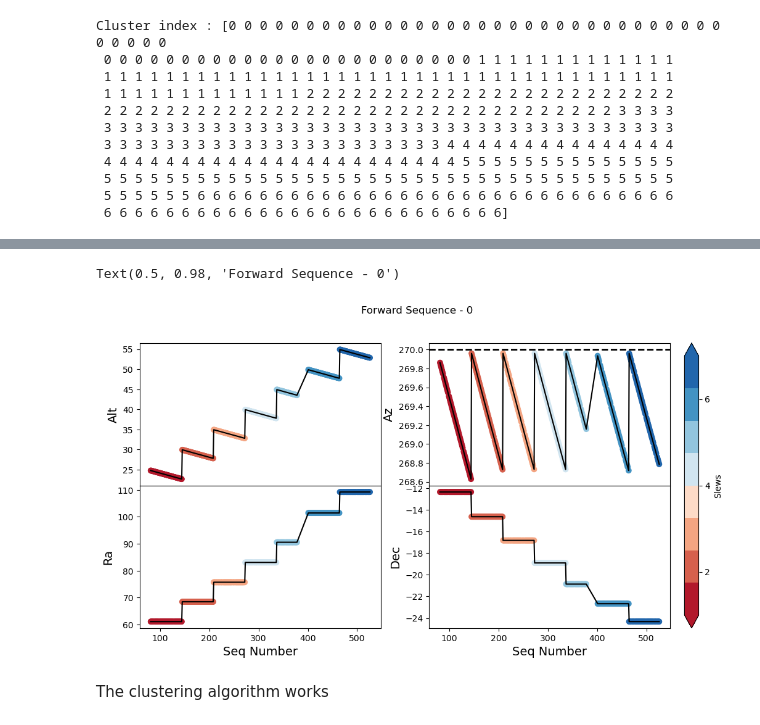
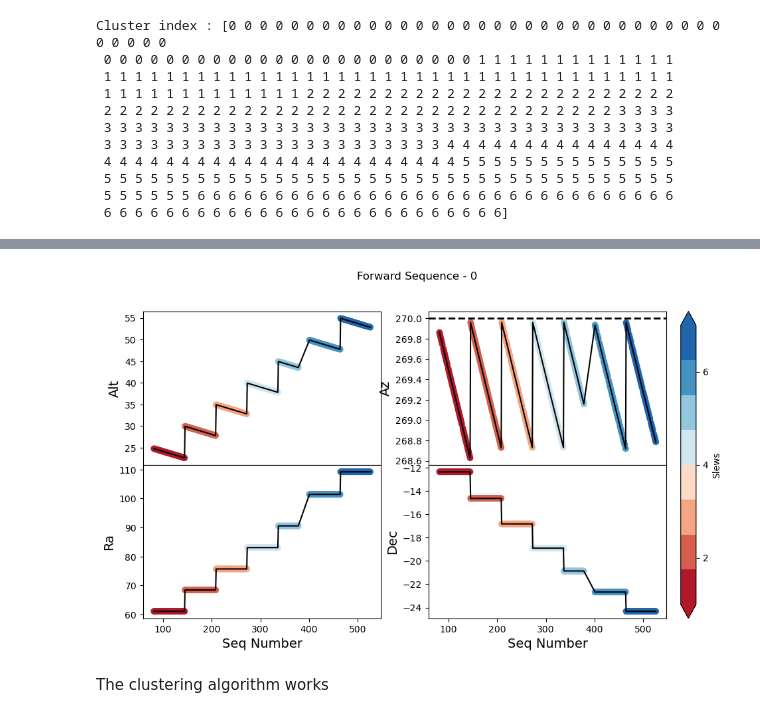
Before and after one commit to estevesjh/ComScratchStuff, a Jupyter notebook: starTracker/slewSettleTests/Mar15_2023_Serpent_Walk.ipynb, the cells around one changed output, grey strips where cells are left out. Cells and saved outputs as stored; diff of their text form; code cells hidden in the pictures.

```diff
--- a/starTracker/slewSettleTests/Mar15_2023_Serpent_Walk.ipynb
+++ b/starTracker/slewSettleTests/Mar15_2023_Serpent_Walk.ipynb
@@ -236,37 +236,0 @@ cmap = colors.ListedColormap(mycolor)
-# %%
-fig, (ax1, ax2) = plt.subplots(2,2, figsize=(12,6), sharex='all')
-fig.subplots_adjust(wspace=0.2, hspace=0.)
-
-d1['Alt'].plot(color='k', ax=ax1[0])
-im = ax1[0].scatter(d1.index, d1['Alt'], c=d1['slews']+1., cmap=cmap)
-# for el in [25,30,35,40,45]:
-#     ax1[0].axhline(el, ls='--', color='gray', lw=2)
-
-ax1[0].set_ylabel('Alt',fontsize=14)
-d1['Az'].plot(color='k', ax=ax1[1])
-ax1[1].axhline(270, ls='--', color='k', lw=2)
-im = ax1[1].scatter(d1.index, d1['Az'], c=d1['slews']+1., cmap=cmap)
-
-ax1[0].set_ylabel('Alt',fontsize=14)
-ax1[1].set_ylabel('Az',fontsize=14)
-ax1[1].set_xlabel('Seq Number',fontsize=14)
-ax1[0].set_xlabel('Seq Number',fontsize=14)
-
-d1['Ra'].plot(color='k', ax=ax2[0])
-im = ax2[0].scatter(d1.index, d1['Ra'], c=d1['slews']+1., cmap=cmap)
-d1['Dec'].plot(color='k', ax=ax2[1])
-im = ax2[1].scatter(d1.index, d1['Dec'], c=d1['slews']+1., cmap=cmap)
-
-ax2[0].set_ylabel('Ra',fontsize=14)
-ax2[1].set_ylabel('Dec',fontsize=14)
-ax2[0].set_xlabel('Seq Number',fontsize=14)
-ax2[1].set_xlabel('Seq Number',fontsize=14)
-
-cb = fig.colorbar(im, label='Slews', ax=[ax1[0],ax1[1],ax2[0],ax2[1]], location='right', fraction=0.05, pad=0.025, extend='both')
-cb.ax.locator_params(nbins=5)
-
-fig.suptitle('Forward Sequence - 0')
-# fig.savefig('forward_sequence_0_ra.png', dpi=75)
-# %% [output]
-Text(0.5, 0.98, 'Forward Sequence - 0')
-[figure, removed]
@@ -273,3 +244,41 @@ Text(0.5, 0.98, 'Forward Sequence - 0')
+# %%
+fig, (ax1, ax2) = plt.subplots(2,2, figsize=(11,6), sharex='all')
+fig.subplots_adjust(wspace=0.2, hspace=0.)
+
+d1['Alt'].plot(color='k', ax=ax1[0])
+im = ax1[0].scatter(d1.index, d1['Alt'], c=d1['slews']+1., cmap=cmap)
+# for el in [25,30,35,40,45]:
+#     ax1[0].axhline(el, ls='--', color='gray', lw=2)
+
+ax1[0].set_ylabel('Alt',fontsize=14)
+d1['Az'].plot(color='k', ax=ax1[1])
+ax1[1].axhline(270, ls='--', color='k', lw=2)
+im = ax1[1].scatter(d1.index, d1['Az'], c=d1['slews']+1., cmap=cmap)
+
+ax1[0].set_ylabel('Alt',fontsize=14)
+ax1[1].set_ylabel('Az',fontsize=14)
+ax1[1].set_xlabel('Seq Number',fontsize=14)
+ax1[0].set_xlabel('Seq Number',fontsize=14)
+
+d1['Ra'].plot(color='k', ax=ax2[0])
+im = ax2[0].scatter(d1.index, d1['Ra'], c=d1['slews']+1., cmap=cmap)
+d1['Dec'].plot(color='k', ax=ax2[1])
+im = ax2[1].scatter(d1.index, d1['Dec'], c=d1['slews']+1., cmap=cmap)
+
+ax2[0].set_ylabel('Ra',fontsize=14)
+ax2[1].set_ylabel('Dec',fontsize=14)
+ax2[0].set_xlabel('Seq Number',fontsize=14)
+ax2[1].set_xlabel('Seq Number',fontsize=14)
+
+cb = fig.colorbar(im, label='Slews', ax=[ax1[0],ax1[1],ax2[0],ax2[1]], location='right', fraction=0.05, pad=0.025, extend='both')
+cb.ax.locator_params(nbins=5)
+
+fig.suptitle('Forward Sequence - 0')
+# fig.tight_layout()
+fig.savefig('figures/forward_az_sequence_0_%s'%today, dpi=100)
+# fig.savefig('forward_sequence_0_ra.png', dpi=75)
+# %% [output]
+[figure, added]
 # %% [markdown]
 The clustering algorithm works
 # %% [markdown]
```
Also changed, not shown: parts of 47 cells of this notebook, 15 other files.
